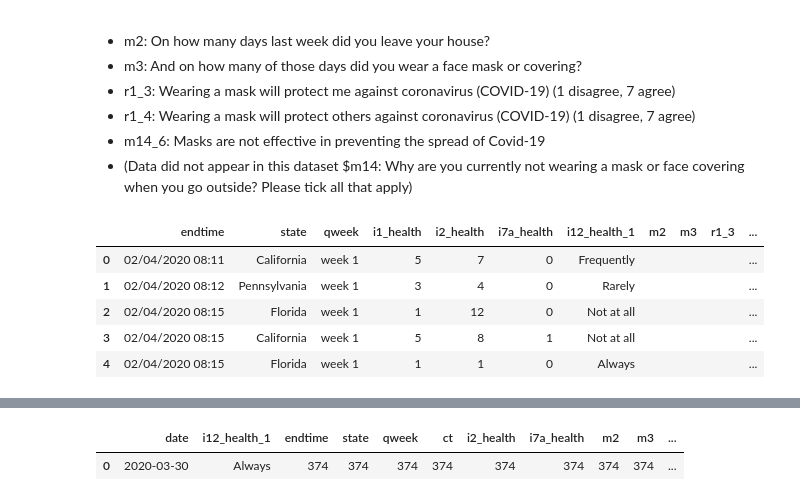
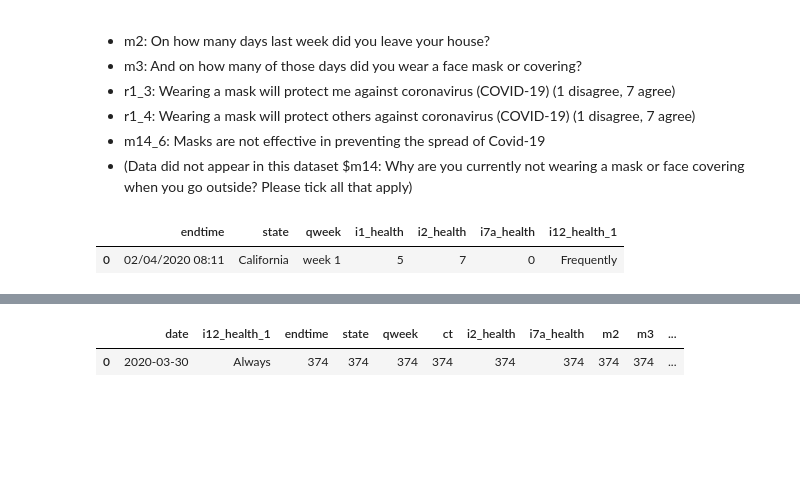
Before and after one commit to salvir1/covid-19-geographic-analysis, a Jupyter notebook: us-icl-yougov-mask.ipynb, the cells around one changed output, grey strips where cells are left out. Saved outputs shown, nothing was run; the diff lists cells and outputs as text; code cells hidden in the pictures; blank space fills up the shorter version.

```diff
--- a/us-icl-yougov-mask.ipynb
+++ b/us-icl-yougov-mask.ipynb
@@ -34,13 +36,9 @@ import matplotlib.pyplot as plt
 # %%
 df = pd.read_csv('covid-19-tracker/data/united-states.csv')
 # %%
-dfmask = df[['endtime', 'state', 'qweek', 'i1_health', 'i2_health', 'i7a_health', 'i12_health_1', 'm2', 'm3', 'r1_3', 'r1_4', 'm14_6']]
+dfmask = df[['endtime', 'state', 'qweek', 'i1_health', 'i2_health', 'i7a_health', 'i12_health_1']]
 # %%
-dfmask.head()
+dfmask.head(1)
 # %% [output]
-|  | endtime | state | qweek | i1_health | i2_health | i7a_health | i12_health_1 | m2 | m3 | r1_3 | ... |
-| 0 | 02/04/2020 08:11 | California | week 1 | 5 | 7 | 0 | Frequently |  |  |  | ... |
-| 1 | 02/04/2020 08:12 | Pennsylvania | week 1 | 3 | 4 | 0 | Rarely |  |  |  | ... |
-| 2 | 02/04/2020 08:15 | Florida | week 1 | 1 | 12 | 0 | Not at all |  |  |  | ... |
-| 3 | 02/04/2020 08:15 | California | week 1 | 5 | 8 | 1 | Not at all |  |  |  | ... |
-| 4 | 02/04/2020 08:15 | Florida | week 1 | 1 | 1 | 0 | Always |  |  |  | ... |
+|  | endtime | state | qweek | i1_health | i2_health | i7a_health | i12_health_1 |
+| 0 | 02/04/2020 08:11 | California | week 1 | 5 | 7 | 0 | Frequently |
```
Also changed, not shown: parts of 20 cells of this notebook, 1 other file.
